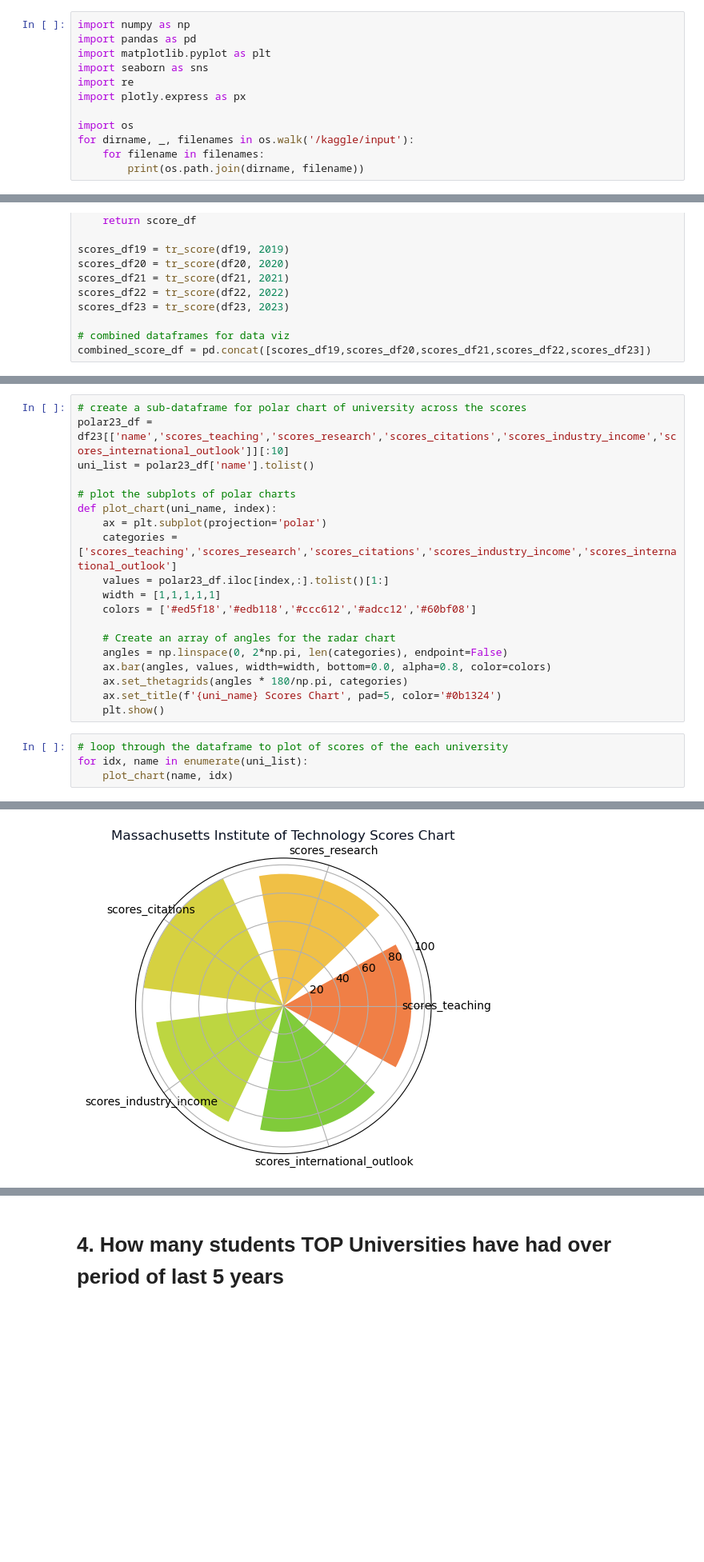
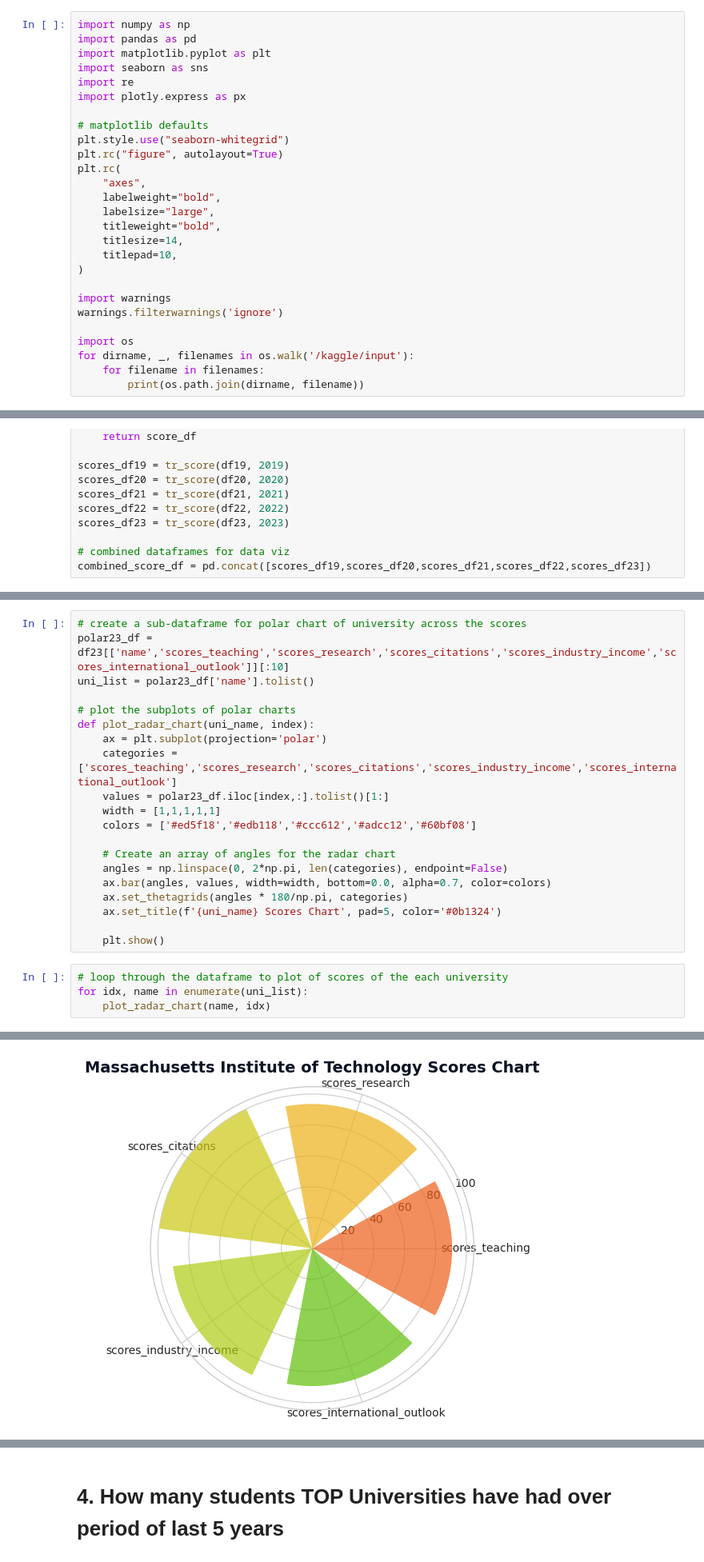
Before and after one commit to avikumart/AngleHack-Monthly-Code-Challange---Data-Viz, a Jupyter notebook: world-university-rankings-data-viz.ipynb, the cells around one changed output, grey strips where cells are left out. Shown at 80% size. Cells and saved outputs as stored; diff of their text form; blank space fills up the shorter version.

```diff
--- a/world-university-rankings-data-viz.ipynb
+++ b/world-university-rankings-data-viz.ipynb
@@ -6,6 +8,21 @@ import seaborn as sns
 import re
 import plotly.express as px
 
+# matplotlib defaults
+plt.style.use("seaborn-whitegrid")
+plt.rc("figure", autolayout=True)
+plt.rc(
+    "axes",
+    labelweight="bold",
+    labelsize="large",
+    titleweight="bold",
+    titlesize=14,
+    titlepad=10,
+)
+
+import warnings
+warnings.filterwarnings('ignore')
+
 import os
 for dirname, _, filenames in os.walk('/kaggle/input'):
     for filename in filenames:
@@ -153,7 +170,7 @@ polar23_df = df23[['name','scores_teaching','scores_research','scores_citations'
 uni_list = polar23_df['name'].tolist()
 
 # plot the subplots of polar charts
-def plot_chart(uni_name, index):
+def plot_radar_chart(uni_name, index):
     ax = plt.subplot(projection='polar')
     categories = ['scores_teaching','scores_research','scores_citations','scores_industry_income','scores_international_outlook']
     values = polar23_df.iloc[index,:].tolist()[1:]
@@ -162,12 +179,13 @@ def plot_chart(uni_name, index):
 
     # Create an array of angles for the radar chart
     angles = np.linspace(0, 2*np.pi, len(categories), endpoint=False)
-    ax.bar(angles, values, width=width, bottom=0.0, alpha=0.8, color=colors)
+    ax.bar(angles, values, width=width, bottom=0.0, alpha=0.7, color=colors)
     ax.set_thetagrids(angles * 180/np.pi, categories)
     ax.set_title(f'{uni_name} Scores Chart', pad=5, color='#0b1324')
+
     plt.show()
 # %%
 # loop through the dataframe to plot of scores of the each university
 for idx, name in enumerate(uni_list):
-    plot_chart(name, idx)
+    plot_radar_chart(name, idx)
 # %% [output]
@@ -178 +196 @@ for idx, name in enumerate(uni_list):
-[figure, old version]
+[figure, new version]
```
Also changed, not shown: parts of 4 cells of this notebook.
